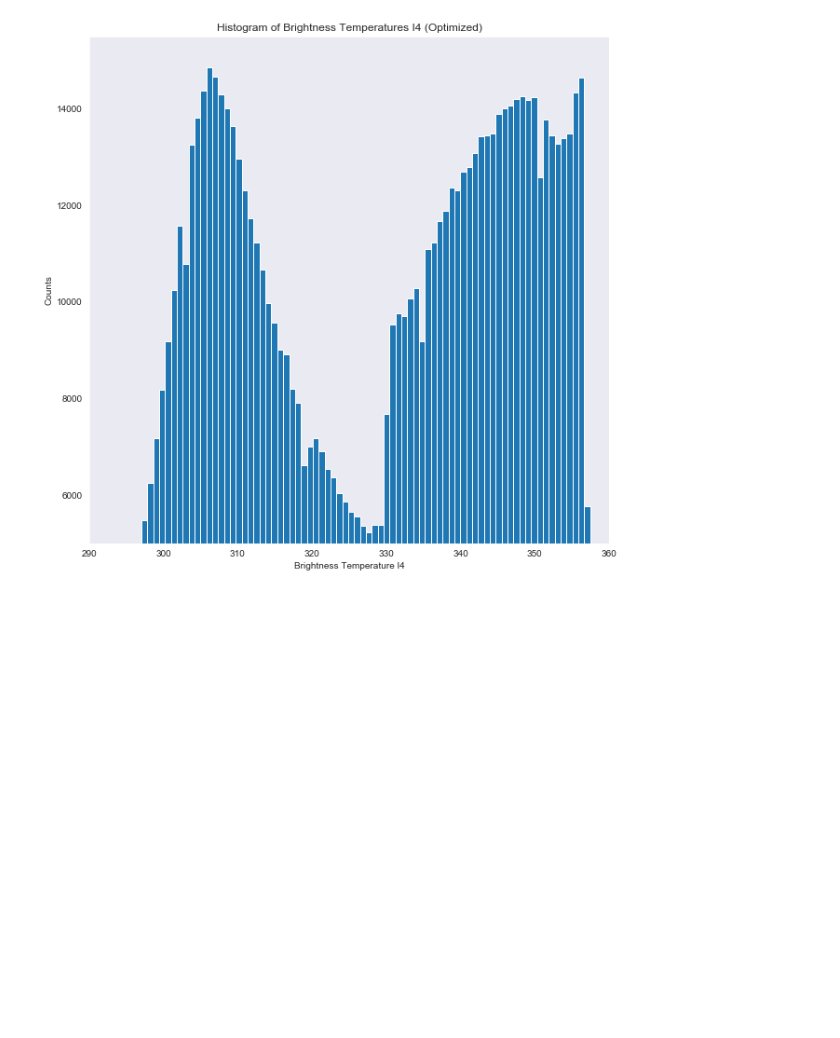
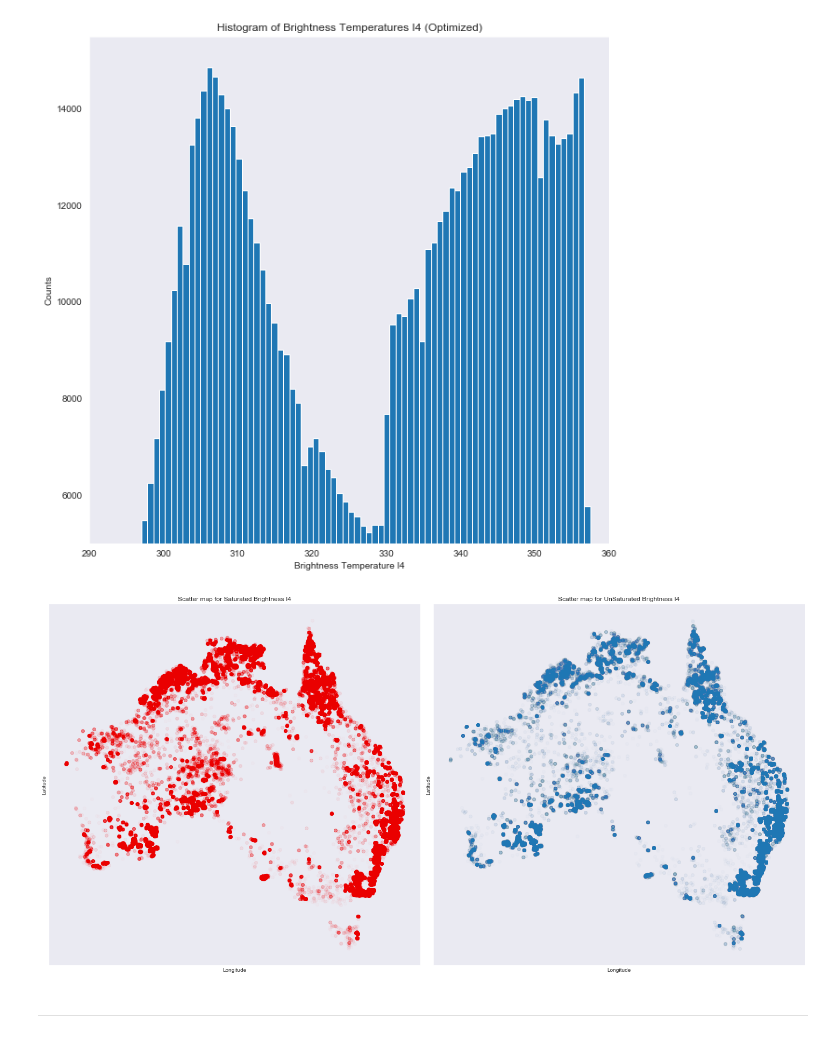
Before and after one commit to MRSantos1/Austrailia_Fire, a Jupyter notebook: fire_analysis.ipynb, the cells around one changed output. Drawn from its saved outputs; the diff is of its cells as text; code cells hidden in the pictures; blank space fills up the shorter version.

```diff
--- a/fire_analysis.ipynb
+++ b/fire_analysis.ipynb
@@ -82,0 +79,21 @@ unsat_df = data[~mask]
+# %%
+#Creating Visualizations for saturated and unsaturated counts of temperatures greater than
+#or equal to 330 on NASA's I4 channel
+
+fig, axes = plt.subplots(1,2, figsize =(20,10), subplot_kw={'xticks': (), 'yticks': ()})
+img = axes[0].scatter(sat_df.longitude,sat_df.latitude, alpha=0.01, color='red')
+axes[0].set_title("Scatter map for Saturated Brightness I4")
+img = axes[1].scatter(unsat_df.longitude,unsat_df.latitude, alpha=0.01)
+axes[1].set_title("Scatter map for UnSaturated Brightness I4")
+
+for ax in axes.ravel():
+    ax.set_xlabel('Longitude')
+    ax.set_ylabel('Latitude')
+plt.tight_layout()
+#fig.colorbar(img, ax=axes[1])
+plt.show()
+fig.savefig('SatScatter.png')
+# %% [output]
+[figure, added]
+# %% [markdown]
+---
```
Also changed, not shown: parts of 2 cells of this notebook, 3 other files.
